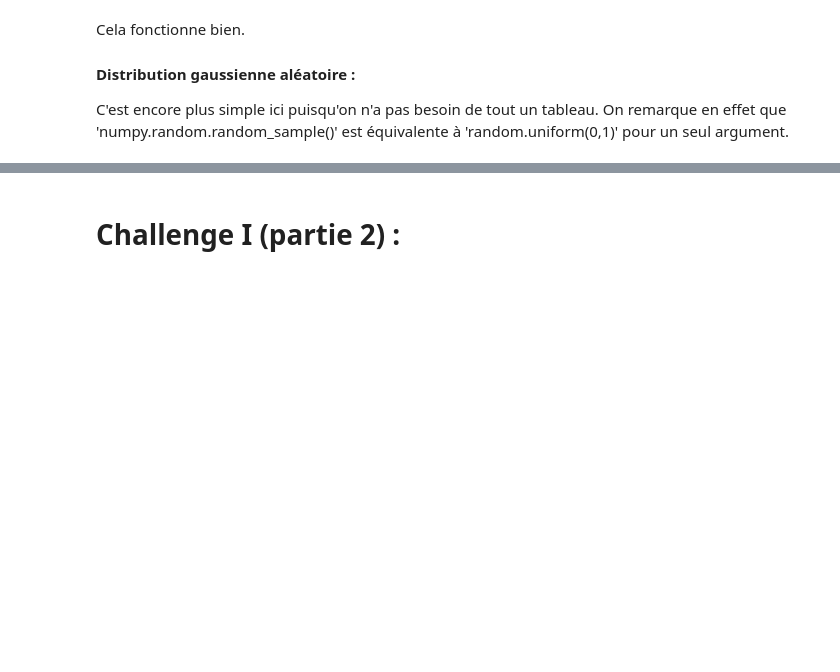
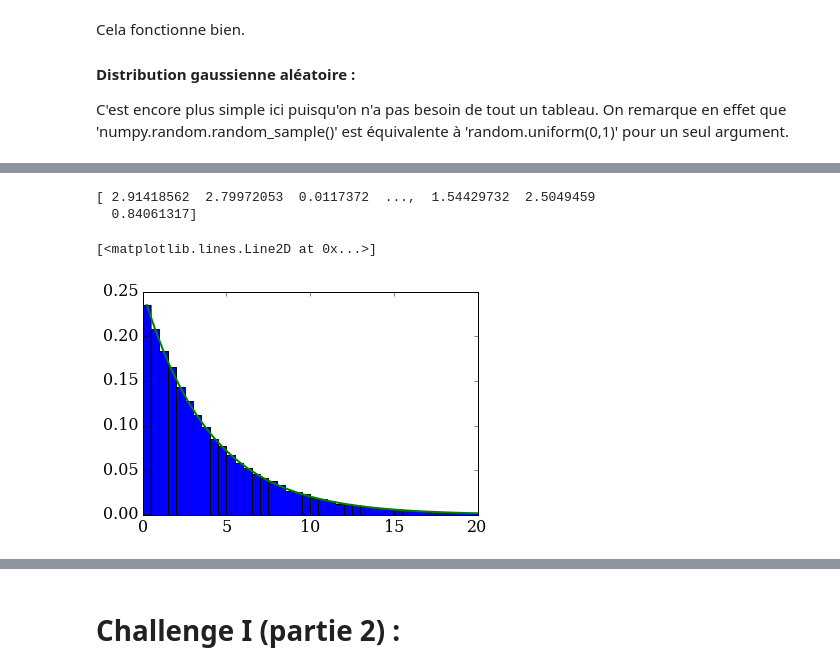
Before and after one commit to Regaban/numerical-mooc, a Jupyter notebook: working/Module 6 - THE LAST ONE.ipynb, the cells around one changed output, grey strips where cells are left out. Saved outputs shown, nothing was run; the diff lists cells and outputs as text; code cells hidden in the pictures; blank space fills up the shorter version.

```diff
--- a/working/Module 6 - THE LAST ONE.ipynb
+++ b/working/Module 6 - THE LAST ONE.ipynb
@@ -140,0 +145,23 @@ On obtient bien une gaussienne similaire, ainsi que des valeurs similaires de la
+# %%
+x = numpy.zeros(n)
+
+for i in range(n):
+    t = randint(0,n-1) # n-1 et pas n sinon on risque de tomber sur log(0) dans la formule d'après
+    x[i] = t
+
+y = -1/alpha*numpy.log(1-x/n) # La renormalisation est faite en dehors de la boucle for pour limiter les étapes
+
+print(y)
+
+binwidth=0.5
+pyplot.xlim(0,20)
+bins=numpy.arange(0.,21., binwidth)
+pyplot.hist(y,bins,normed=True);
+
+xc = bins[:-1] + binwidth/2
+pyplot.plot(xc,alpha*numpy.exp(-alpha*xc), lw=2)
+# %% [output]
+[ 2.91418562  2.79972053  0.0117372  ...,  1.54429732  2.5049459
+  0.84061317]
+[<matplotlib.lines.Line2D at 0x...>]
+[figure, added]
```
Also changed, not shown: parts of 24 cells of this notebook.
